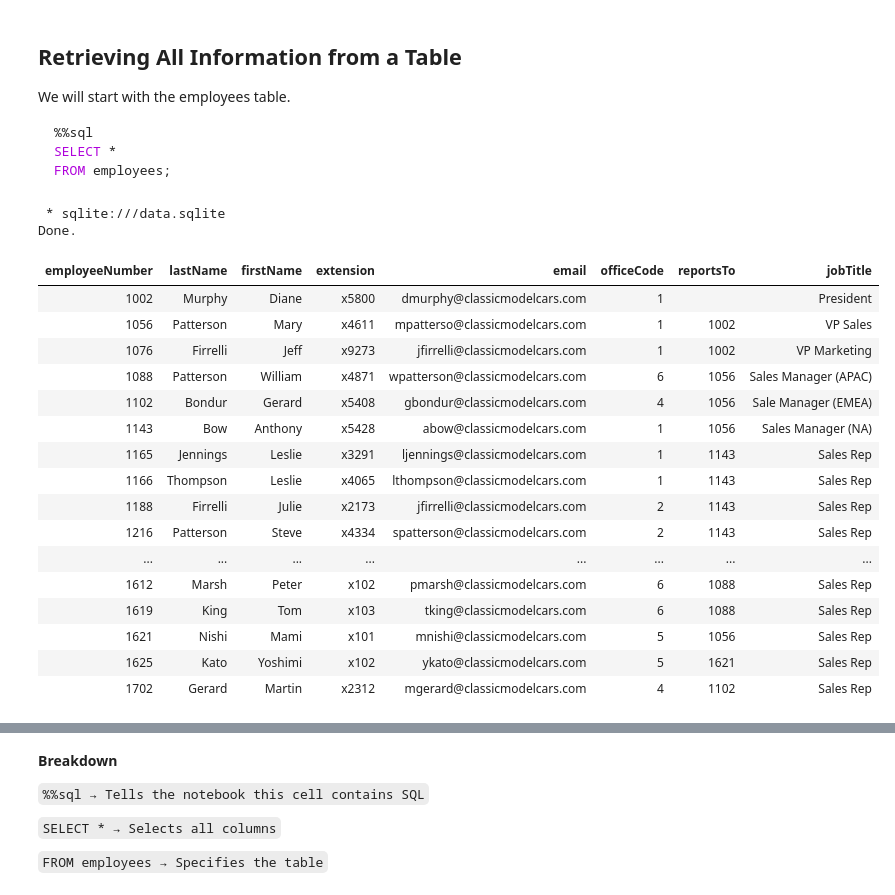
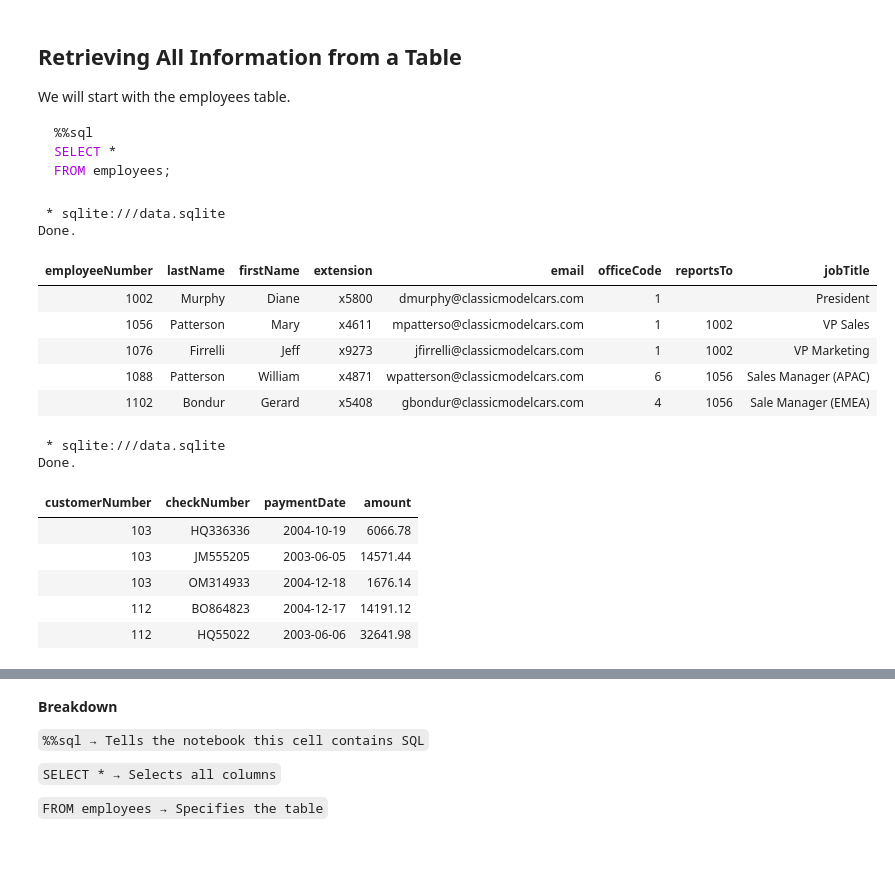
Before and after one commit to karusamuel/intro_to_sql, a Jupyter notebook: index.ipynb, the cells around one changed output, grey strips where cells are left out. Cells and saved outputs as stored; diff of their text form; code cells hidden in the pictures; blank space fills up the shorter version.

```diff
--- a/index.ipynb
+++ b/index.ipynb
@@ -217,24 +225,28 @@ FROM employees;
 # %%
 %%sql
 SELECT *
-FROM employees;
+FROM employees
+LIMIT 5
 # %% [output]
  * sqlite:///data.sqlite
 Done.
 | employeeNumber | lastName | firstName | extension | email | officeCode | reportsTo | jobTitle |
 | 1002 | Murphy | Diane | x5800 | dmurphy@classicmodelcars.com | 1 |  | President |
 | 1056 | Patterson | Mary | x4611 | mpatterso@classicmodelcars.com | 1 | 1002 | VP Sales |
 | 1076 | Firrelli | Jeff | x9273 | jfirrelli@classicmodelcars.com | 1 | 1002 | VP Marketing |
 | 1088 | Patterson | William | x4871 | wpatterson@classicmodelcars.com | 6 | 1056 | Sales Manager (APAC) |
 | 1102 | Bondur | Gerard | x5408 | gbondur@classicmodelcars.com | 4 | 1056 | Sale Manager (EMEA) |
-| 1143 | Bow | Anthony | x5428 | abow@classicmodelcars.com | 1 | 1056 | Sales Manager (NA) |
-| 1165 | Jennings | Leslie | x3291 | ljennings@classicmodelcars.com | 1 | 1143 | Sales Rep |
-| 1166 | Thompson | Leslie | x4065 | lthompson@classicmodelcars.com | 1 | 1143 | Sales Rep |
-| 1188 | Firrelli | Julie | x2173 | jfirrelli@classicmodelcars.com | 2 | 1143 | Sales Rep |
-| 1216 | Patterson | Steve | x4334 | spatterson@classicmodelcars.com | 2 | 1143 | Sales Rep |
-| ... | ... | ... | ... | ... | ... | ... | ... |
-| 1612 | Marsh | Peter | x102 | pmarsh@classicmodelcars.com | 6 | 1088 | Sales Rep |
-| 1619 | King | Tom | x103 | tking@classicmodelcars.com | 6 | 1088 | Sales Rep |
-| 1621 | Nishi | Mami | x101 | mnishi@classicmodelcars.com | 5 | 1056 | Sales Rep |
-| 1625 | Kato | Yoshimi | x102 | ykato@classicmodelcars.com | 5 | 1621 | Sales Rep |
-| 1702 | Gerard | Martin | x2312 | mgerard@classicmodelcars.com | 4 | 1102 | Sales Rep |
+# %%
+%%sql
+SELECT *
+FROM payments
+LIMIT 5
+# %% [output]
+ * sqlite:///data.sqlite
+Done.
+| customerNumber | checkNumber | paymentDate | amount |
+| 103 | HQ336336 | 2004-10-19 | 6066.78 |
+| 103 | JM555205 | 2003-06-05 | 14571.44 |
+| 103 | OM314933 | 2004-12-18 | 1676.14 |
+| 112 | BO864823 | 2004-12-17 | 14191.12 |
+| 112 | HQ55022 | 2003-06-06 | 32641.98 |
```
Also changed, not shown: parts of 26 cells of this notebook.
